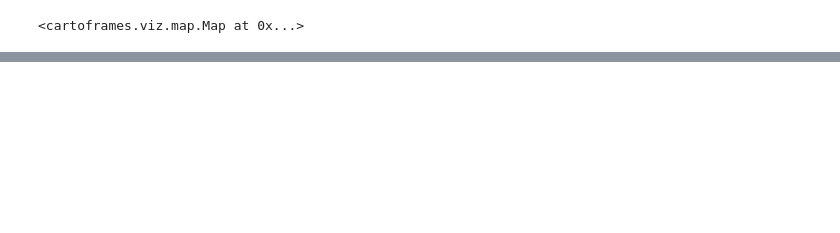
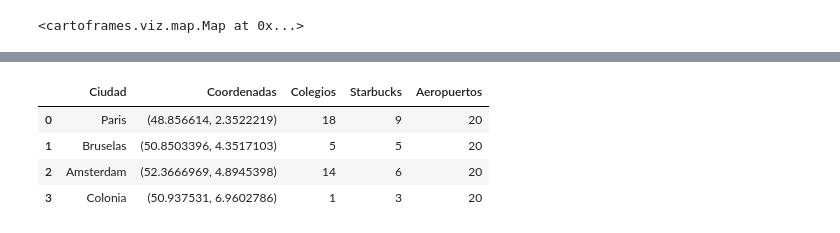
Before and after one commit to SergioGomis/project-mongodb-videogames, a Jupyter notebook: Company-Location-Analysis.ipynb, the cells around one changed output, grey strips where cells are left out. Cells and saved outputs as stored; diff of their text form; code cells hidden in the pictures; blank space fills up the shorter version.

```diff
--- a/Company-Location-Analysis.ipynb
+++ b/Company-Location-Analysis.ipynb
@@ -163,0 +82,5 @@ json_data
+# %%
+
+points = [coordsFromAddress(city) for city in cities]
+coords = [tuplaFromPoint(point) for point in points]
+coords
@@ -163,0 +92,4 @@ json_data
+# %%
+schools = [numSchoolsFromCoords(coord) for coord in coords]
+# %%
+starbucks = [numStarbucksFromCoords(coord) for coord in coords]
@@ -163,0 +119,11 @@ json_data
+# %%
+last_df = pd.DataFrame({"Ciudad":candidatas,"Coordenadas":coords,"Colegios":schools,"Starbucks":starbucks})
+#,"Aeropuertos":airports
+# %%
+last_df
+# %% [output]
+|  | Ciudad | Coordenadas | Colegios | Starbucks | Aeropuertos |
+| 0 | Paris | (48.856614, 2.3522219) | 18 | 9 | 20 |
+| 1 | Bruselas | (50.8503396, 4.3517103) | 5 | 5 | 20 |
+| 2 | Amsterdam | (52.3666969, 4.8945398) | 14 | 6 | 20 |
+| 3 | Colonia | (50.937531, 6.9602786) | 1 | 3 | 20 |
```
Also changed, not shown: parts of 27 cells of this notebook, 5 other files.
